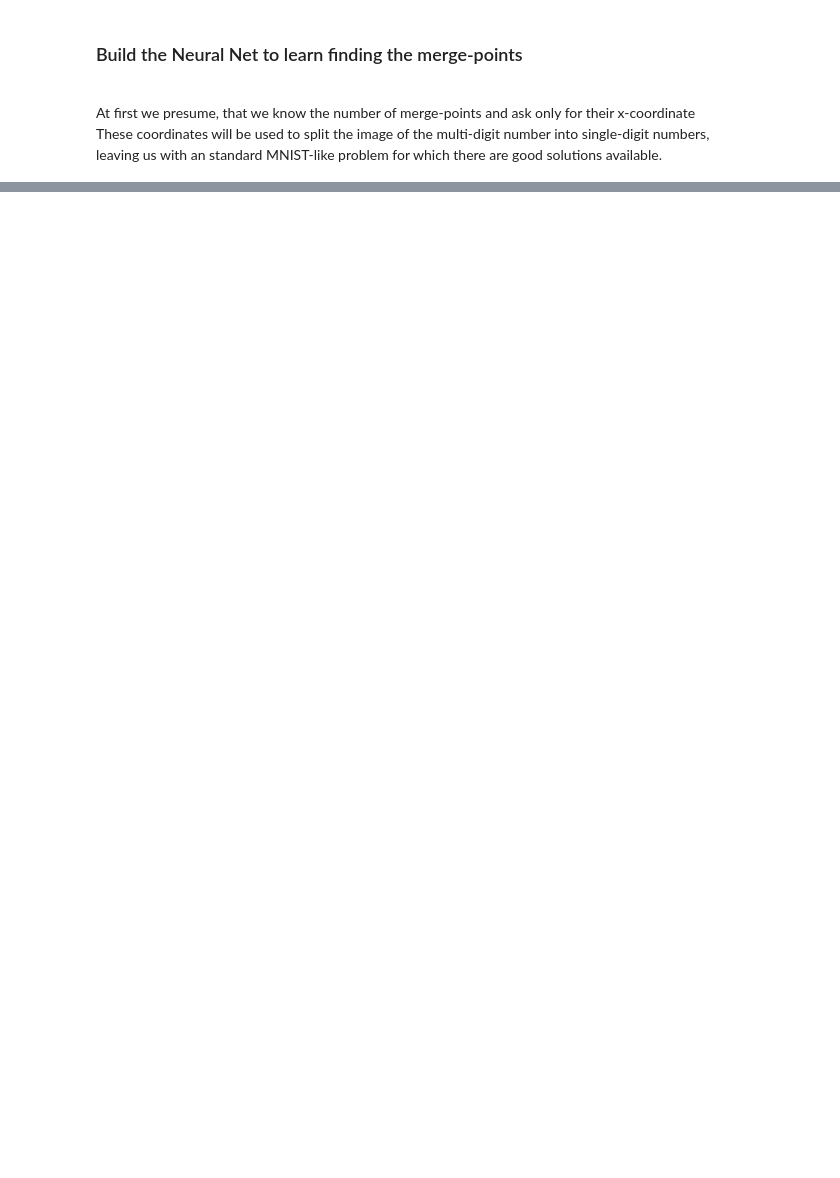
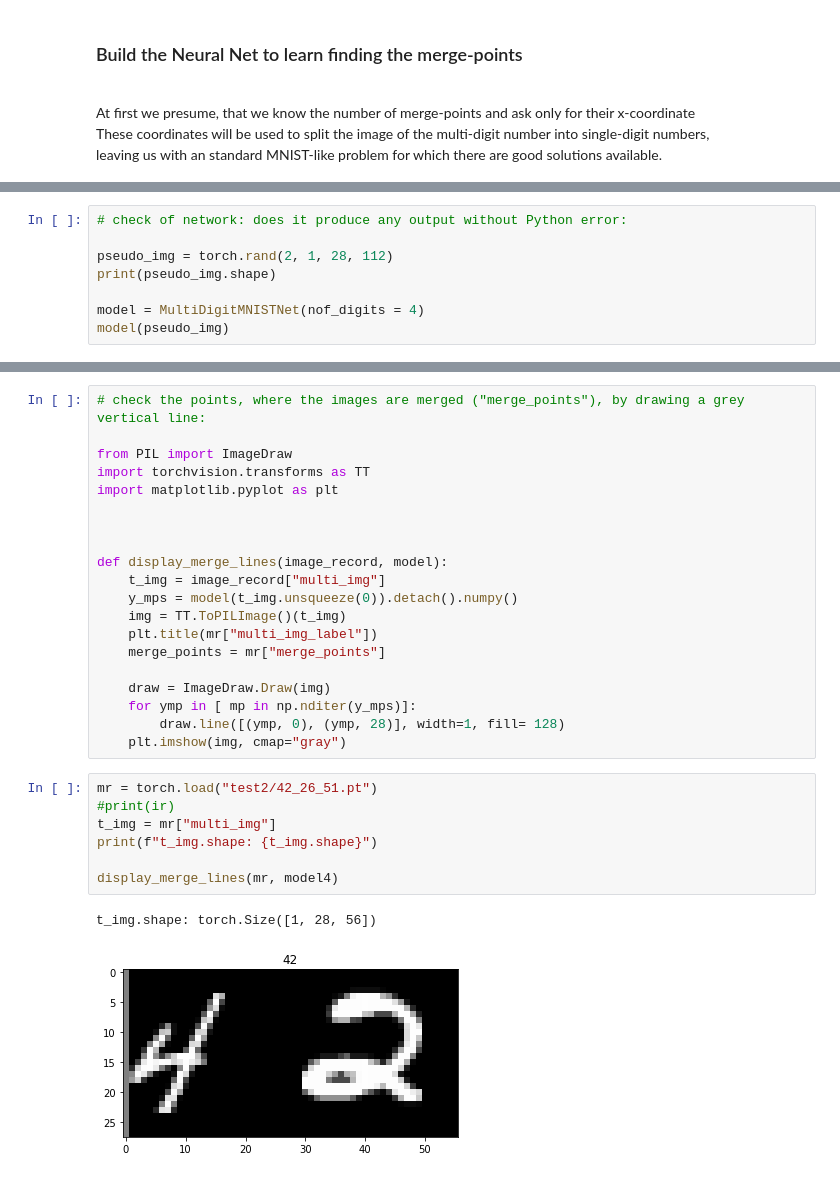
Before and after one commit to BorScho/multi_digit_MNIST, a Jupyter notebook: dataset_loaders_net.ipynb, the cells around one changed output, grey strips where cells are left out. Drawn from its saved outputs; the diff is of its cells as text; blank space fills up the shorter version.

```diff
--- a/dataset_loaders_net.ipynb
+++ b/dataset_loaders_net.ipynb
@@ -78 +85,9 @@ class MultiDigitMNISTNet(torch.nn.Module):
         return x
+# %%
+# check of network: does it produce any output without Python error:
+
+pseudo_img = torch.rand(2, 1, 28, 112)
+print(pseudo_img.shape)
+
+model = MultiDigitMNISTNet(nof_digits = 4)
+model(pseudo_img)
@@ -78,0 +198,30 @@ class MultiDigitMNISTNet(torch.nn.Module):
+# %%
+# check the points, where the images are merged ("merge_points"), by drawing a grey vertical line:
+
+from PIL import ImageDraw
+import torchvision.transforms as TT
+import matplotlib.pyplot as plt
+
+
+
+def display_merge_lines(image_record, model):
+    t_img = image_record["multi_img"]
+    y_mps = model(t_img.unsqueeze(0)).detach().numpy()
+    img = TT.ToPILImage()(t_img)
+    plt.title(mr["multi_img_label"])
+    merge_points = mr["merge_points"]
+
+    draw = ImageDraw.Draw(img)
+    for ymp in [ mp in np.nditer(y_mps)]:
+        draw.line([(ymp, 0), (ymp, 28)], width=1, fill= 128)
+    plt.imshow(img, cmap="gray")
+# %%
+mr = torch.load("test2/42_26_51.pt")
+#print(ir)
+t_img = mr["multi_img"]
+print(f"t_img.shape: {t_img.shape}")
+
+display_merge_lines(mr, model4)
+# %% [output]
+t_img.shape: torch.Size([1, 28, 56])
+[figure, added]
```
Also changed, not shown: parts of 8 cells of this notebook, 2 other files.
